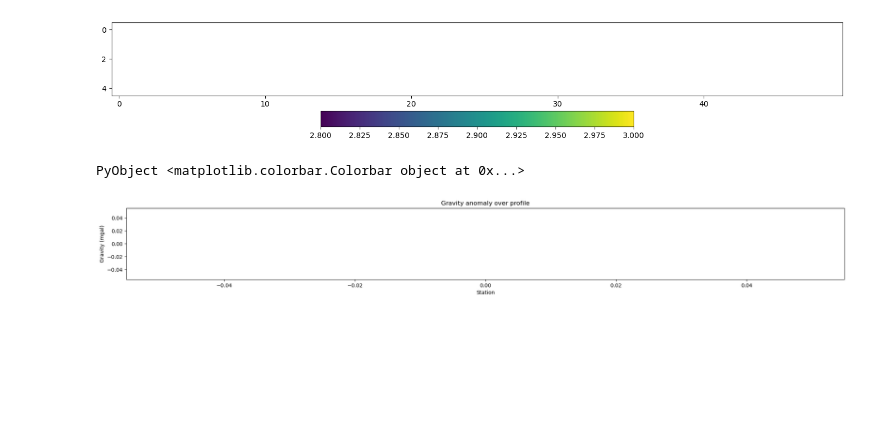
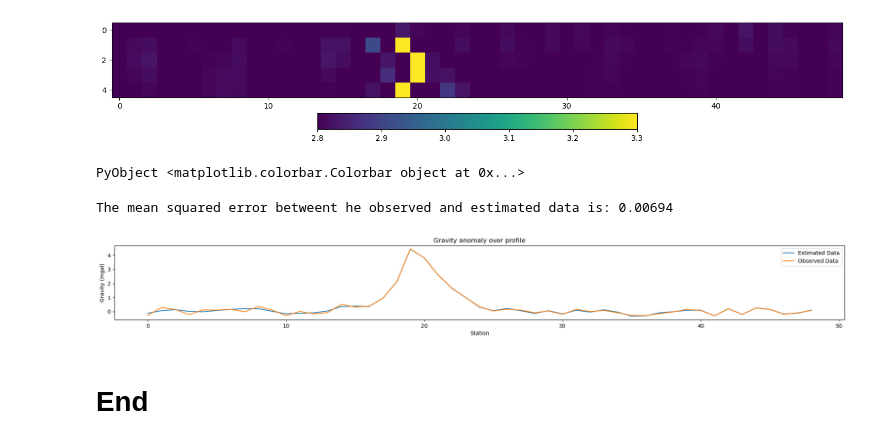
Before and after one commit to c-mancuso/2D-Gravity-Inversion, a Jupyter notebook: Laboratory Assignment A.ipynb, the cells around one changed output. Saved outputs shown, nothing was run; the diff lists cells and outputs as text; code cells hidden in the pictures; blank space fills up the shorter version.

```diff
--- a/Laboratory Assignment A.ipynb
+++ b/Laboratory Assignment A.ipynb
@@ -10,13 +30,15 @@ include("conjugateGradient.jl"); # C.G. solver
 # %%
 #SET MODEL PARAMETERS
-depth = 5; # number of cells in the z direction
-length = 50; # number of cells in x direction
-z = 300; # meters, cell size in z direction (depth)
-x = 300; # meters, cell size in x direction (distance)
+nz = 5; # number of cells in the z direction
+nx = 49; # number of cells in x direction
+dz = 1125; # meters, cell size in z direction (depth)
+dx = 1125; # meters, cell size in x direction (distance)
 background = 2.80; # grams/cc, constant starting background density
 
-model = ones(depth, length) * background;
-model[1,25] = 3.3;
+model = ones(nz, nx) * background;
+model[2,20] = 3.3;
+model[3,21] = 3.3;
+model[4,22] = 3.3;
 model = model .- background;  # compute density anomaly
 # %%
 #generate a G with assuming no change in datum height (z)
@@ -151,24 +184,30 @@ for i = 1:ITERATIONS
     end
 end
 # %%
-model_est = reshape(ρ, (length, depth)) .+ background
+model_est = reshape(ρ, (nx, nz)) .+ background
 
-fig = figure(figsize=(length/2,depth/2))
-imshow(transpose(model_est) , vmin=2.8, vmax=3)
+fig = figure(figsize=(nx/2,nz/2))
+imshow(transpose(model_est) , vmin=2.8, vmax=3.3)
 colorbar(orientation="horizontal")
 # npzwrite("m_est.npy", model_est) #write out to a numpy file
 # %% [output]
-[figure, old version]
+[figure, new version]
 PyObject <matplotlib.colorbar.Colorbar object at 0x...>
 # %%
 d_estf = G * ρ
+mse = sum((d_obs .- d_estf).^2) / length(d_obs) # Calculate Mean Squared Error
+print("The mean squared error betweent he observed and estimated data is: ", round(mse, digits=5))
 # Plot the values of d_est using PyPlot
-fig = figure(figsize=(length/2,depth/2))
-
-plot(d_estf)
+fig = figure(figsize=(nx/2,nz/2))
+plot(d_estf, label="Estimated Data")
+plot(d_obs, label="Observed Data")
 xlabel("Station")
 ylabel("Gravity (mgal)")
+legend()
 title("Gravity anomaly over profile")
 show()
 # %% [output]
+The mean squared error betweent he observed and estimated data is: 0.00694
-[figure, old version]
+[figure, new version]
+# %% [markdown]
+# End
```
Also changed, not shown: parts of 13 cells of this notebook.
